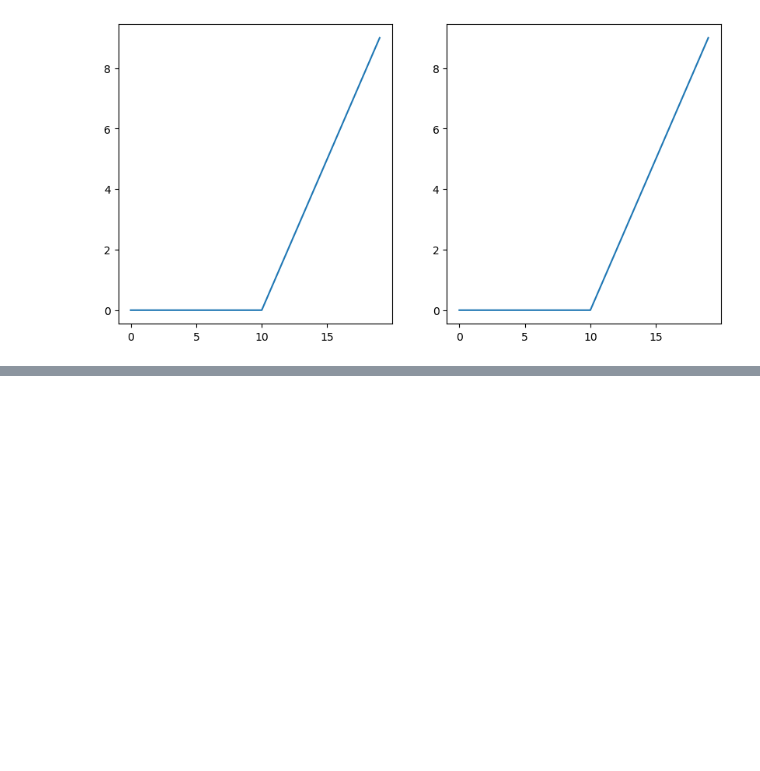
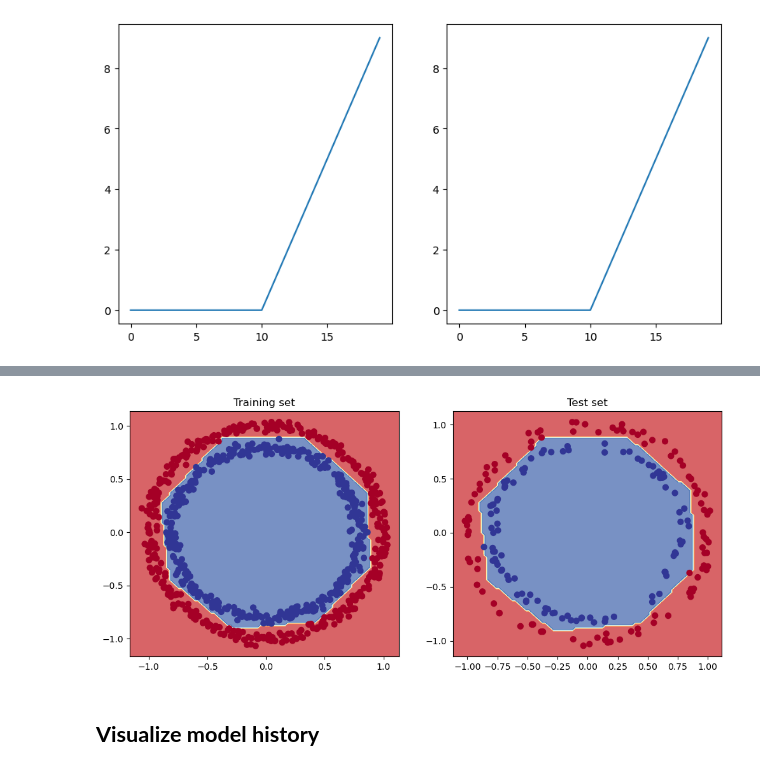
Before and after one commit to alchemistbg/udemy-tensorflow-developer-certificate-bootcamp, a Jupyter notebook: Section-04/Classification_with_tensorflow.ipynb, the cells around one changed output, grey strips where cells are left out. Drawn from its saved outputs; the diff is of its cells as text; code cells hidden in the pictures; blank space fills up the shorter version.

```diff
--- a/Section-04/Classification_with_tensorflow.ipynb
+++ b/Section-04/Classification_with_tensorflow.ipynb
@@ -635,0 +639,24 @@ ax[1].plot(A_relu_tf);
+# %%
+X_train, y_train = X[:800], y[:800]
+# %%
+X_test, y_test = X[800:], y[800:]
+# %%
+tf.keras.utils.set_random_seed(42)
+
+model_8 = tf.keras.models.Sequential([
+    tf.keras.layers.Dense(units = 4, activation = 'relu'),
+    tf.keras.layers.Dense(units = 4, activation = 'relu'),
+    tf.keras.layers.Dense(units = 1, activation = 'sigmoid')
+])
+
+model_8.compile(
+    loss = tf.keras.losses.binary_crossentropy,
+    optimizer = tf.keras.optimizers.Adam(learning_rate = 0.01),
+    metrics = ['accuracy']
+)
+
+history_8 = model_8.fit(
+    x = X_train,
+    y = y_train,
+    epochs = 25
+)
@@ -635,0 +690,10 @@ ax[1].plot(A_relu_tf);
+# %%
+plt.figure(figsize = (12, 5))
+plt.subplot(1, 2, 1)
+plot_decision_boundary(model_8, X = X_train, y = y_train)
+plt.title("Training set")
+plt.subplot(1, 2, 2)
+plot_decision_boundary(model_8, X = X_test, y = y_test)
+plt.title("Test set")
+plt.show()
+# %% [output]
@@ -635,0 +704,3 @@ ax[1].plot(A_relu_tf);
+[figure, added]
+# %% [markdown]
+## **Visualize model history**
```
Also changed, not shown: parts of 31 cells of this notebook.
